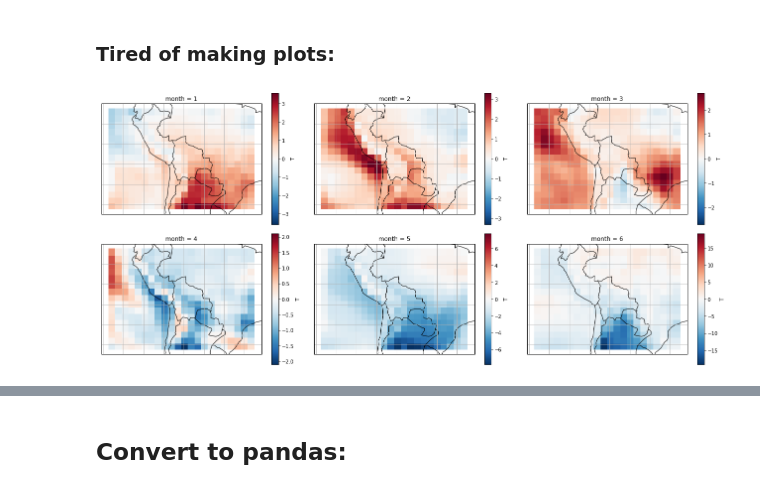
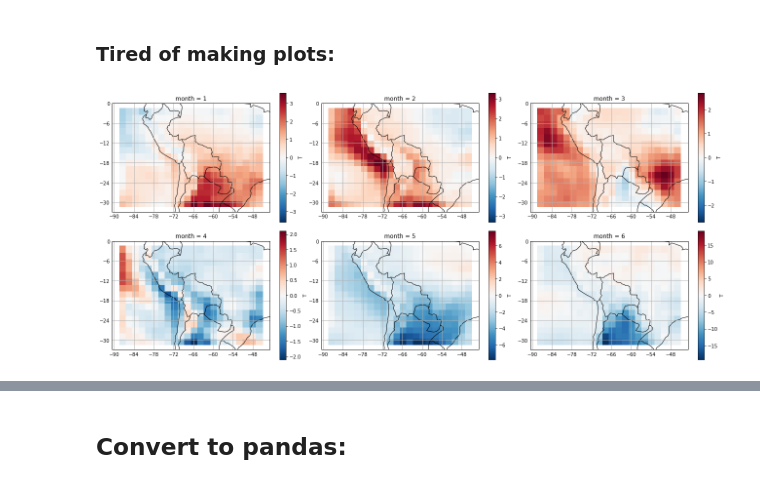
Before and after one commit to daliagachc/negi-stuff, a Jupyter notebook: negi_stuff/presentations/intro_jlab/02-_sub_Sara.ipynb, the cells around one changed output, grey strips where cells are left out. Cells and saved outputs as stored; diff of their text form; code cells hidden in the pictures.

```diff
--- a/negi_stuff/presentations/intro_jlab/02-_sub_Sara.ipynb
+++ b/negi_stuff/presentations/intro_jlab/02-_sub_Sara.ipynb
@@ -29,0 +69,6 @@ Data variables:
+# %%
+# Initially just a number, I want the actual latitude!
+ds['south_north'] = ds.XLAT[:,0]
+ds['west_east']=ds.XLONG[0,:]
+# Rename them!
+ds=ds.rename({'south_north':'lat','west_east':'lon'})
@@ -30,18 +79,15 @@ Data variables:
 # %%
 #lets define some constants for the variable names so that calling them is easier.
-BT  = 'bottom_top'
-SN  = 'south_north'
-WE  = 'west_east'
-time  = 'XTIME'
+ilev = 'bottom_top'
+lat = 'lat'
+lon = 'lon'
+XT  = 'XTIME'
+time = 'XTIME'
 lat = 'XLAT'
 lon = 'XLONG'
 P, V, U, T = 'P','V','U','T'
 
 #this is potential temperature in C
 T_C = 'T_C'
-# %%
-# lets process potential temperature into C
-ds[T_C] = ds[T] + 300 - 273
-ds[T_C] = ds[T_C].assign_attrs({'units': 'C'})
 # %% [markdown]
 ## Plotting
@@ -93,18 +180,23 @@ def add_map_features(ax):
     ax.coastlines()
     gl = ax.gridlines()
     ax.add_feature(cy.feature.BORDERS);
+    gl = ax.gridlines(draw_labels=True)
+    gl.xlabels_top = False
+    gl.ylabels_right = False
 # %%
-fig, axs = sp_map(2,3, figsize=[18,8])
+fig, axs = sp_map(2,3, figsize=[18,8], sharex=True, sharey=True)
+# Use groupby! (doesn't need to be in time):
+T_mm = ds[T][{ilev:0}].groupby('XTIME.month').mean(XT)
+T_mean = ds[T][{ilev:0}].mean(XT)
+# let's check the deviation from the mean over the whole period! (Easier to see)
 
-T_mm = ds[T][{BT:0}].groupby('XTIME.month').mean(XT)
-T_mean = ds[T][{BT:0}].mean(XT)
+# MARK: THIS WOULD NOT WORK IN NUMPY!
 T_dev = T_mm- T_mean
-T_mm.sel(month=1)
 for mo, ax in zip(T_mm['month'], axs.flatten()):
-    T_dev.sel(month=mo).plot(x=XLO, y=XLA,ax=ax, transform=ccrs.PlateCarree())
+    T_dev.sel(month=mo).plot(x=lon, y=lat, ax=ax, transform=ccrs.PlateCarree())
     add_map_features(ax)
 plt.tight_layout()
 # %% [output]
-[figure, old version]
+[figure, new version]
 # %%
 fig, axs = sp_map(2,3, figsize=[18,8])
```
Also changed, not shown: parts of 52 cells of this notebook, 1 other file.
